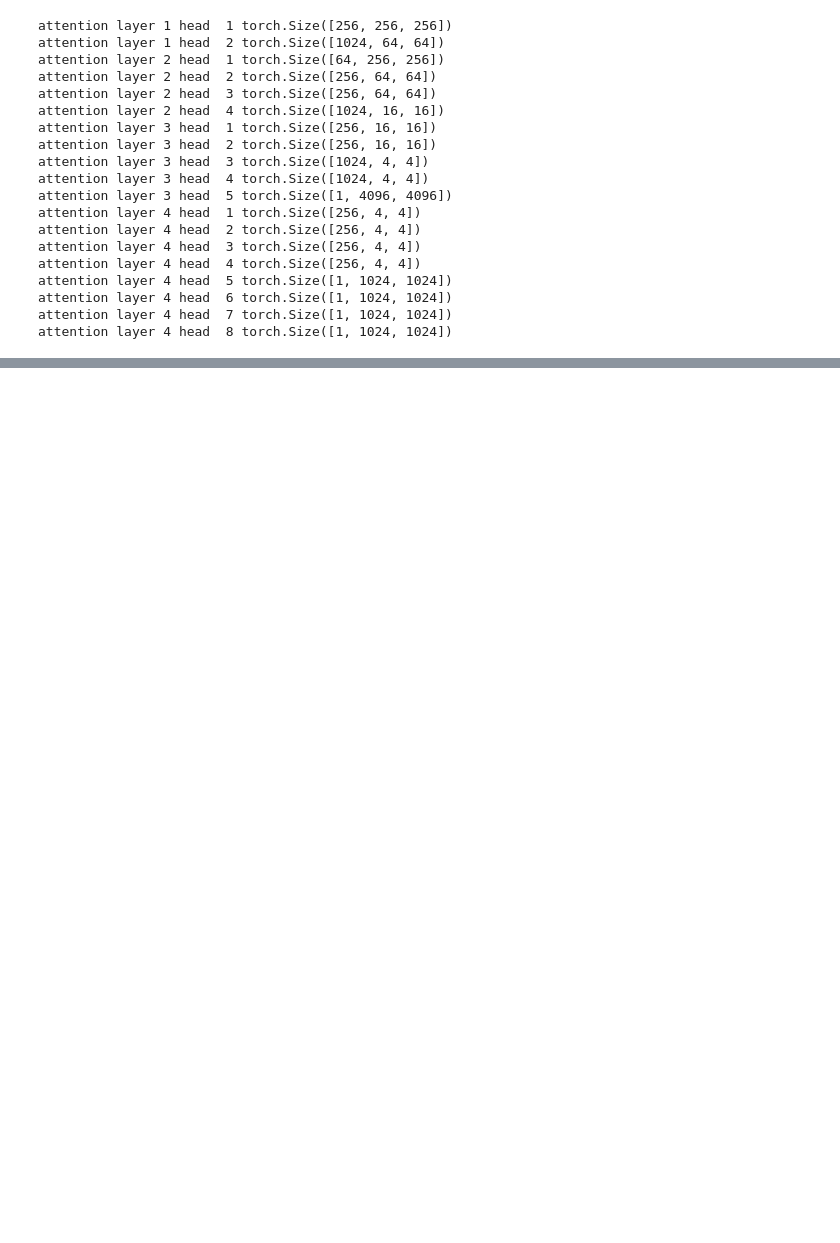
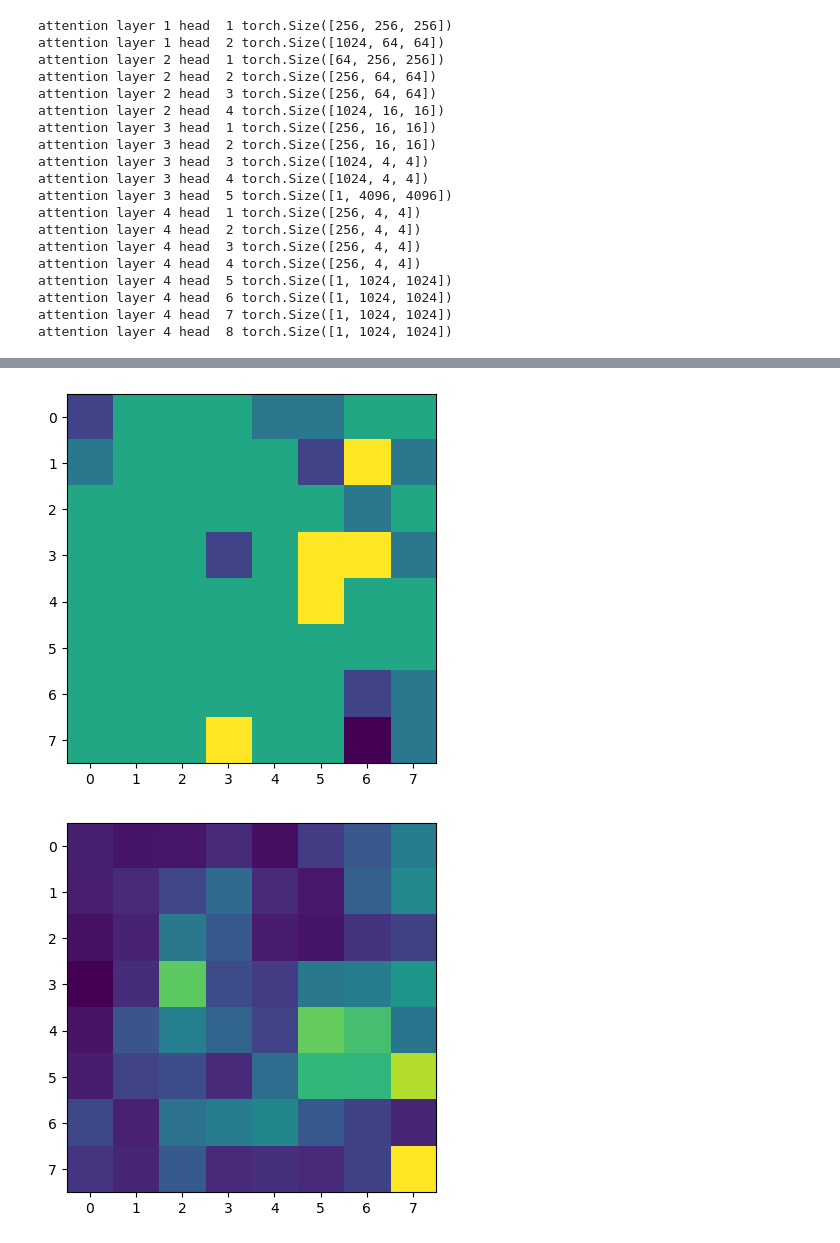
Before and after one commit to mahfuzalhasan/local-attention-model, a Jupyter notebook: notebooks/atten_viz_pretrained.ipynb, the cells around one changed output, grey strips where cells are left out. Saved outputs shown, nothing was run; the diff lists cells and outputs as text; code cells hidden in the pictures; blank space fills up the shorter version.

```diff
--- a/notebooks/atten_viz_pretrained.ipynb
+++ b/notebooks/atten_viz_pretrained.ipynb
@@ -52,0 +42,11 @@ total test sample: 500 v_iteration:500
+# %%
+def find_index_of_image(test_loader, image_name):
+    files = test_loader.dataset.files
+    for idx, path in enumerate(files['train']):
+        if image_name in path:
+            return idx
+    return -1
+
+image_name = 'cologne_000008_000019_leftImg8bit.png'
+index = find_index_of_image(test_loader, image_name)
+print(index)
@@ -358,0 +348,15 @@ plt.show()
+# %%
+# plot attention_patch
+atten_patch = np.mean(attention_patch, axis=1).reshape(patch_size, patch_size)
+
+
+atten_patch1 = np.mean(attention_patch, axis=0).reshape(patch_size, patch_size)
+
+# plt.imshow(attention_patch)
+plt.imshow(atten_patch, alpha=1, cmap='viridis')
+plt.show()
+plt.imshow(atten_patch1, alpha=1, cmap='viridis')
+plt.show()
+# %% [output]
+[figure, added]
+[figure, added]
```
Also changed, not shown: parts of 20 cells of this notebook, 4 other files.
